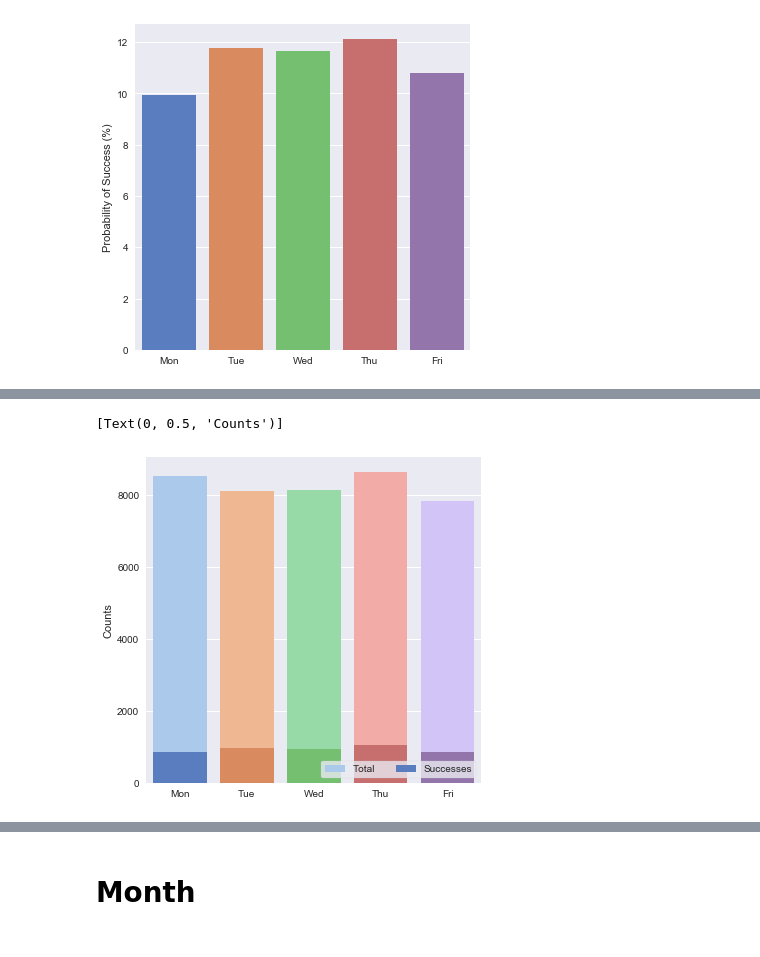
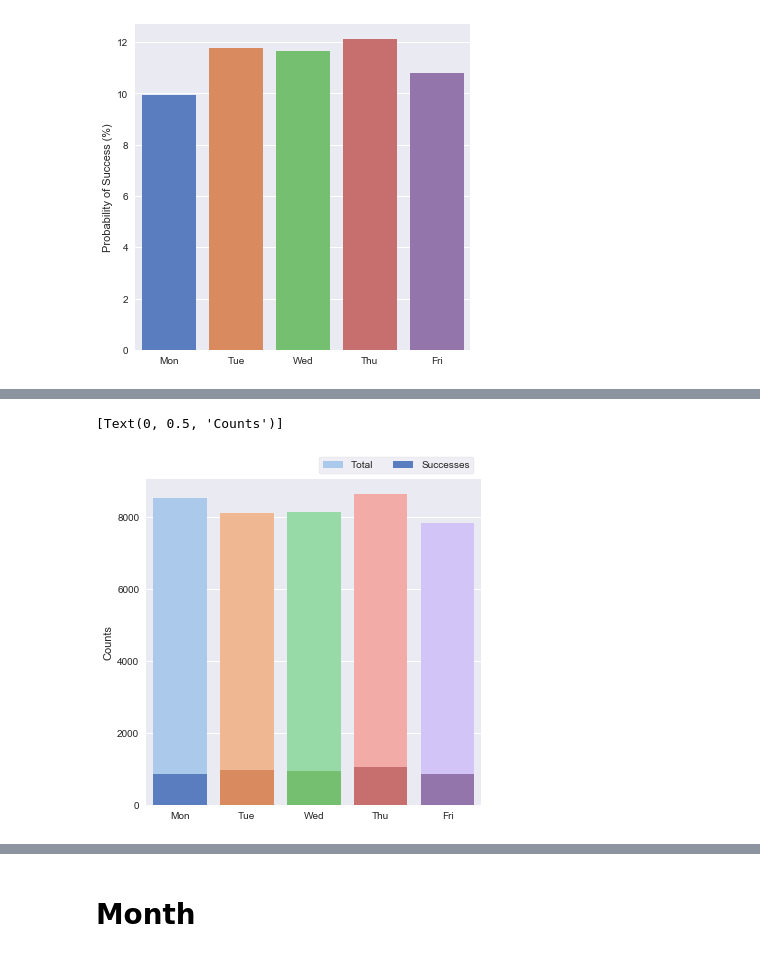
Before and after one commit to sepehrfrgh/ece143_direct_marketing, a Jupyter notebook: time_analysis.ipynb, the cells around one changed output, grey strips where cells are left out. Cells and saved outputs as stored; diff of their text form; code cells hidden in the pictures.

```diff
--- a/time_analysis.ipynb
+++ b/time_analysis.ipynb
@@ -14,8 +14,7 @@ plt.style.use([{
     "axes.titlesize": "xx-large",
     "axes.spines.top": False,
     "axes.spines.right": False,
-    # "ytick.major.right":False,
-    # "xtick.major.top":False
+    "palette": "muted",
 },'seaborn'])
 # %% [markdown]
 # Load Data
@@ -37,18 +45,18 @@ ax.set(ylabel='Probability of Success (%)', xlabel=None)
 # %%
 day_of_week_successes = my_ta.get_success_count('day_of_week')
 day_of_week_count = my_ta.get_count('day_of_week')
 
 f, ax = plt.subplots(figsize=(6, 6))
 sns.barplot(x=ta.number_to_day_of_week(day_of_week_count['day_of_week']),
             y=day_of_week_count['y'],
             palette='pastel',
             label="Total")
 sns.barplot(x=ta.number_to_day_of_week(day_of_week_successes['day_of_week']),
             y=day_of_week_successes['y'],
             palette='muted',
             label="Successes")
-ax.legend(ncol=2, loc="lower right", frameon=True)
+ax.legend(ncol=2, frameon=True, bbox_to_anchor=(0.5,1,0,0))
 ax.set(ylabel='Counts')
 # %% [output]
 [Text(0, 0.5, 'Counts')]
-[figure, old version]
+[figure, new version]
```
Also changed, not shown: parts of 3 cells of this notebook.
